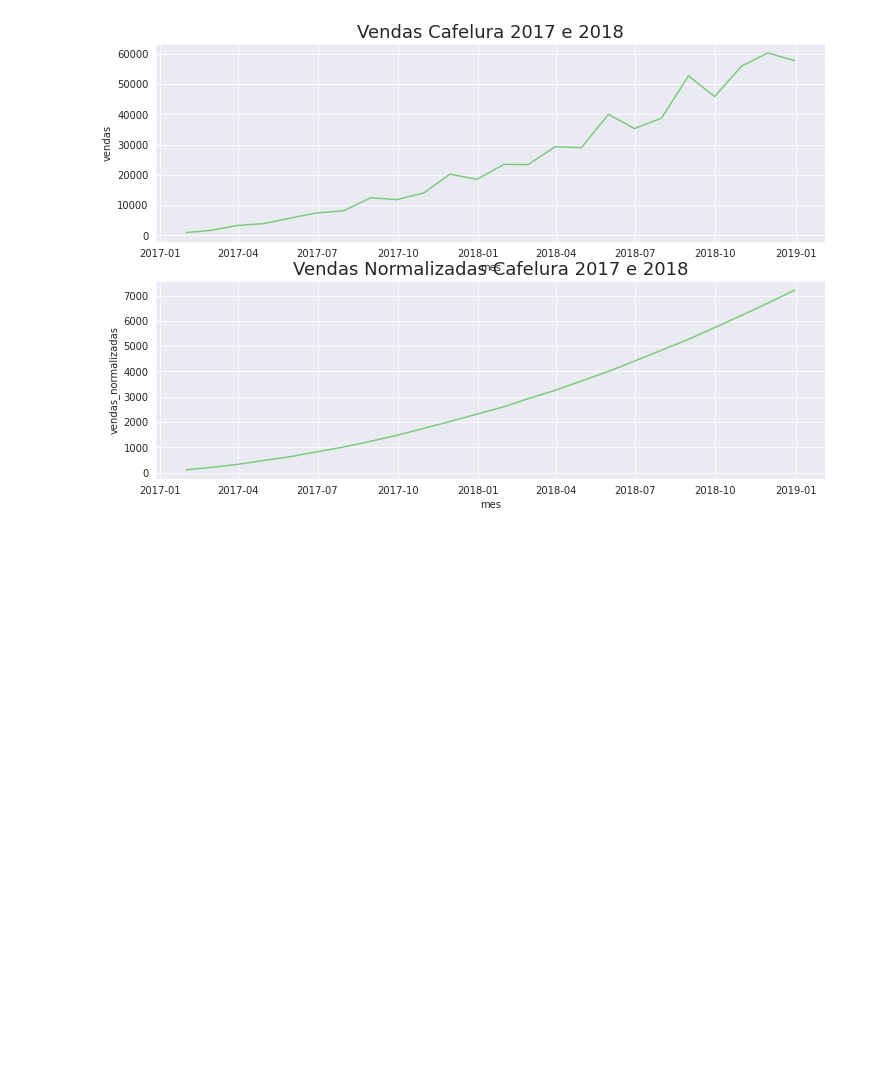
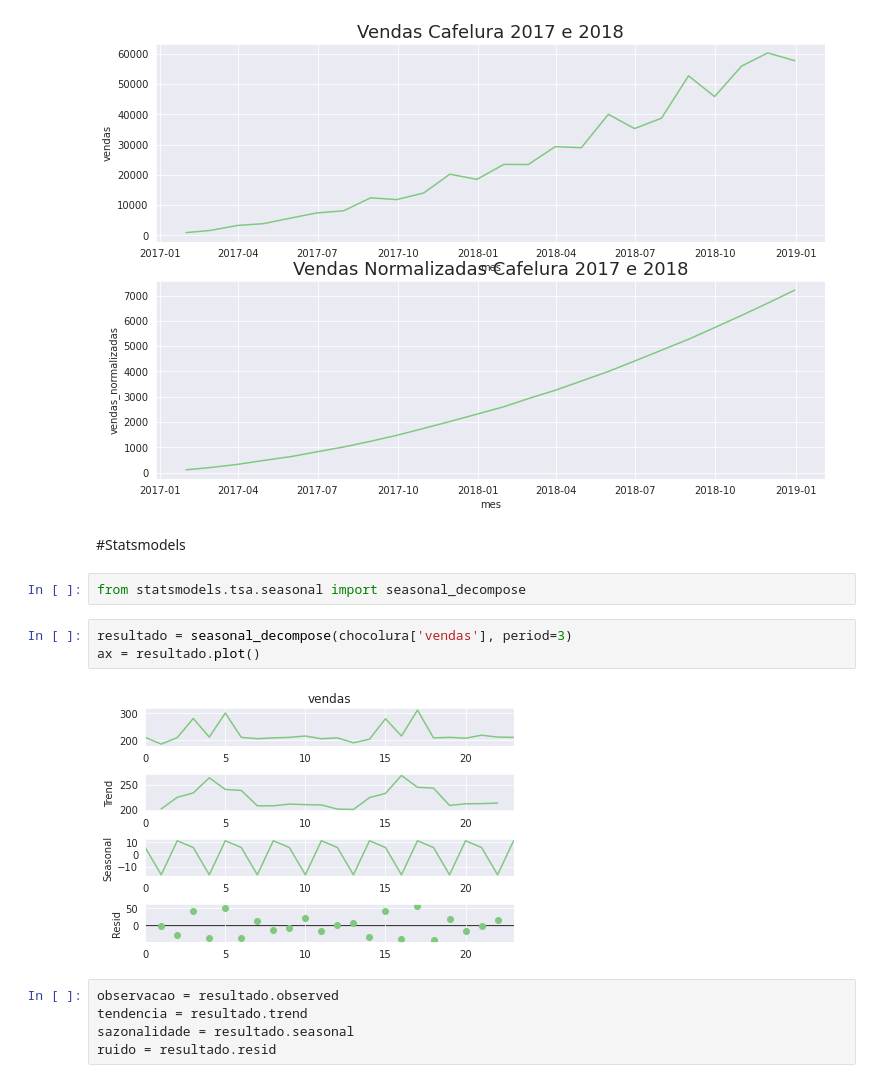
Before and after one commit to GabrielTB1/Time-Series, a Jupyter notebook: Time_Series.ipynb, the cells around one changed output. Cells and saved outputs as stored; diff of their text form; blank space fills up the shorter version.

Commit message:
Statsmodel

```diff
--- a/Time_Series.ipynb
+++ b/Time_Series.ipynb
@@ -468,3 +468,17 @@ sns.lineplot(x='mes',y='vendas_normalizadas',data=cafelura)
 ax = ax
 # %% [output]
 [figure]
+# %% [markdown]
+#Statsmodels
+# %%
+from statsmodels.tsa.seasonal import seasonal_decompose
+# %%
+resultado = seasonal_decompose(chocolura['vendas'], period=3)
+ax = resultado.plot()
+# %% [output]
+[figure, added]
+# %%
+observacao = resultado.observed
+tendencia = resultado.trend
+sazonalidade = resultado.seasonal
+ruido = resultado.resid
```
Also changed, not shown: parts of 8 cells of this notebook.
